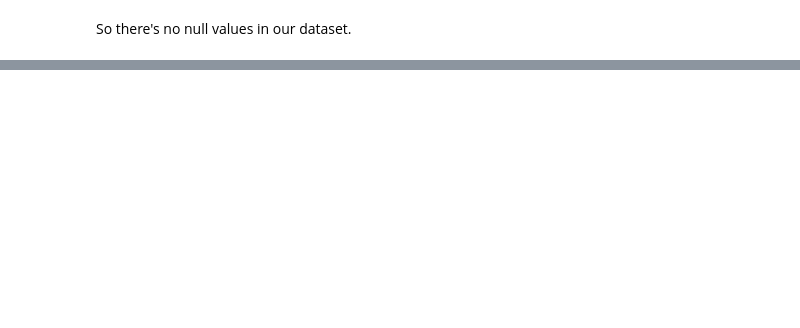
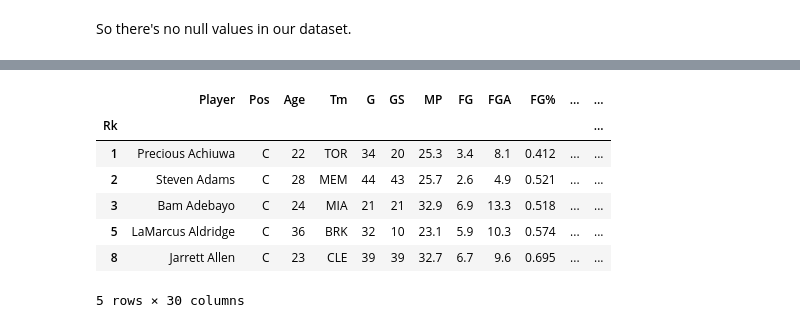
Before and after one commit to LinJTF/NBA_prediction, a Jupyter notebook: ProjectNBA.ipynb, the cells around one changed output, grey strips where cells are left out. Saved outputs shown, nothing was run; the diff lists cells and outputs as text; code cells hidden in the pictures; blank space fills up the shorter version.

Commit message:
Grouping positions

```diff
--- a/ProjectNBA.ipynb
+++ b/ProjectNBA.ipynb
@@ -131,0 +146,12 @@ So there's no null values in our dataset.
+# %%
+players_C = players.groupby('Pos').get_group('C')
+players_C.head()
+# %% [output]
+|  | Player | Pos | Age | Tm | G | GS | MP | FG | FGA | FG% | ... | ... |
+| Rk |  |  |  |  |  |  |  |  |  |  |  | ... |
+| 1 | Precious Achiuwa | C | 22 | TOR | 34 | 20 | 25.3 | 3.4 | 8.1 | 0.412 | ... | ... |
+| 2 | Steven Adams | C | 28 | MEM | 44 | 43 | 25.7 | 2.6 | 4.9 | 0.521 | ... | ... |
+| 3 | Bam Adebayo | C | 24 | MIA | 21 | 21 | 32.9 | 6.9 | 13.3 | 0.518 | ... | ... |
+| 5 | LaMarcus Aldridge | C | 36 | BRK | 32 | 10 | 23.1 | 5.9 | 10.3 | 0.574 | ... | ... |
+| 8 | Jarrett Allen | C | 23 | CLE | 39 | 39 | 32.7 | 6.7 | 9.6 | 0.695 | ... | ... |
+5 rows × 30 columns
```
Also changed, not shown: parts of 10 cells of this notebook.
